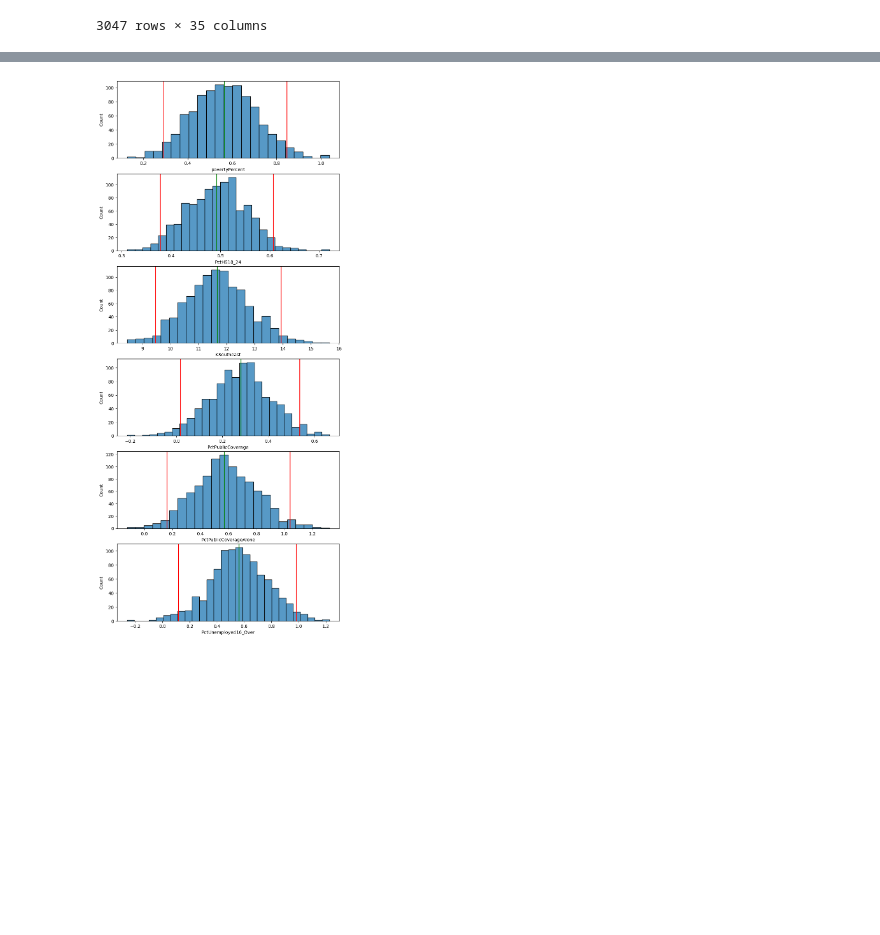
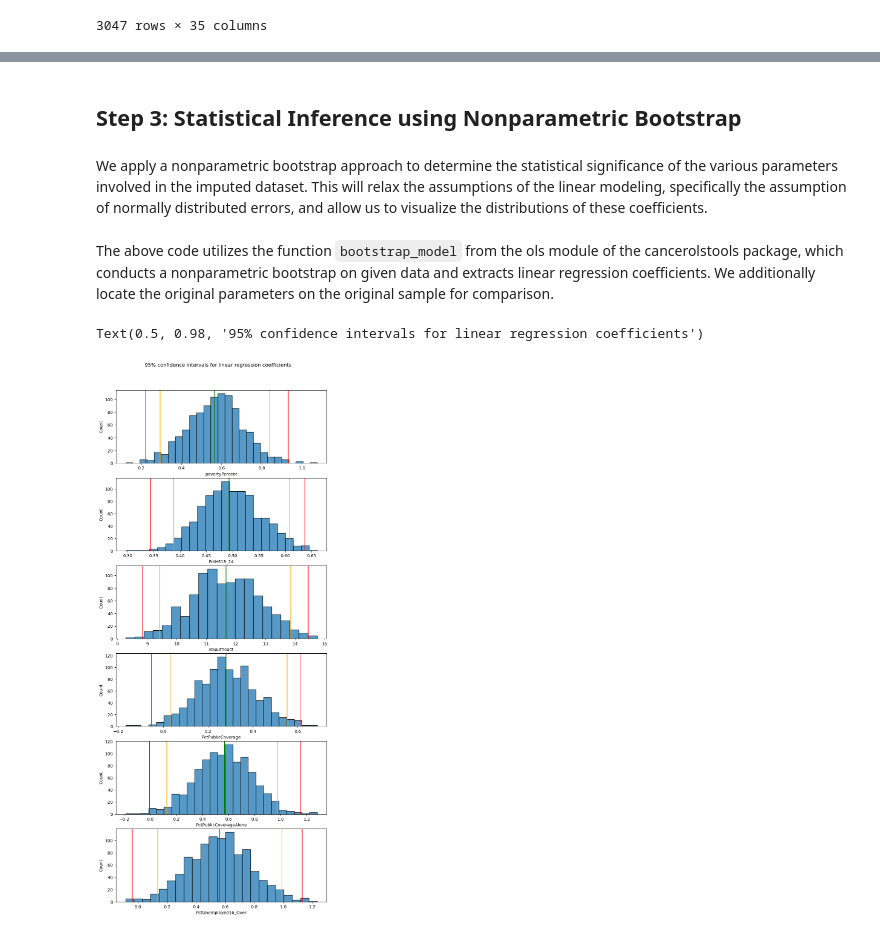
Before and after one commit to UCB-stat-159-s23/project-group10, a Jupyter notebook: Regression-AnalysisV2.ipynb, the cells around one changed output, grey strips where cells are left out. Saved outputs shown, nothing was run; the diff lists cells and outputs as text; code cells hidden in the pictures; blank space fills up the shorter version.

Commit message:
clean up regression and interpret

```diff
--- a/Regression-AnalysisV2.ipynb
+++ b/Regression-AnalysisV2.ipynb
@@ -296 +241,5 @@ array([ 6.18181993e-01,  6.51711241e-04,  4.98726850e-01, -1.89012910e-01,
+# %% [markdown]
+## Step 3: Statistical Inference using Nonparametric Bootstrap
+# %% [markdown]
+We apply a nonparametric bootstrap approach to determine the statistical significance of the various parameters involved in the imputed dataset. This will relax the assumptions of the linear modeling, specifically the assumption of normally distributed errors, and allow us to visualize the distributions of these coefficients.
 # %%
@@ -317,6 +260,8 @@ for i in range(1000):
     PctUnemployed16_Over += [bootparams[5]]
 
 orig_params = smf.ols(formula="TARGET_deathRate ~ povertyPercent + PctHS18_24 + isSoutheast + PctPublicCoverage + PctPublicCoverageAlone + PctUnemployed16_Over", data=imputed_new).fit().params[1:]
+# %% [markdown]
+The above code utilizes the function `bootstrap_model` from the ols module of the cancerolstools package, which conducts a nonparametric bootstrap on given data and extracts linear regression coefficients. We additionally locate the original parameters on the original sample for comparison.
 # %%
 #make df of results
 
@@ -329,13 +274,18 @@ bootdf = pd.DataFrame({'povertyPercent': povertyPercent,
 # %%
 # plot SBS hists of vars in df
 
 fig, axs = plt.subplots(6, 1, figsize=(9, 9))
 plt.subplots_adjust(bottom=-1)
 
 for i in range(len(bootdf.columns)):
-    axs[i].axvline(x=np.percentile(bootdf[bootdf.columns[i]], 2.5), color='red')
-    axs[i].axvline(x=np.percentile(bootdf[bootdf.columns[i]], 97.5), color='red')
+    axs[i].axvline(x=np.percentile(bootdf[bootdf.columns[i]], 2.5), color='orange')
+    axs[i].axvline(x=np.percentile(bootdf[bootdf.columns[i]], 97.5), color='orange')
     axs[i].axvline(x=orig_params[i], color='green')
+    axs[i].axvline(x=np.percentile(bootdf[bootdf.columns[i]], 2.5/6), color='red')
+    axs[i].axvline(x=np.percentile(bootdf[bootdf.columns[i]], 100-(2.5/6)), color='red')
     sns.histplot(data=bootdf, x=str(bootdf.columns[i]), ax=axs[i])
+
+plt.suptitle('95% confidence intervals for linear regression coefficients')
 # %% [output]
+Text(0.5, 0.98, '95% confidence intervals for linear regression coefficients')
-[figure, old version]
+[figure, new version]
```
Also changed, not shown: parts of 19 cells of this notebook.
